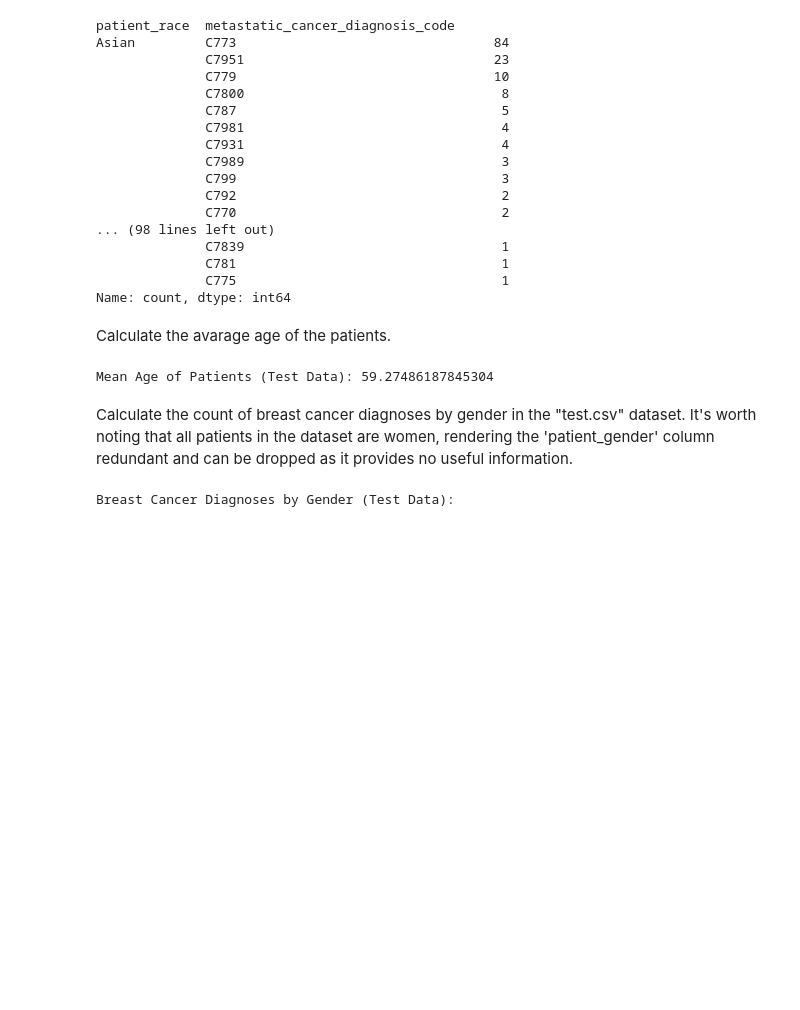
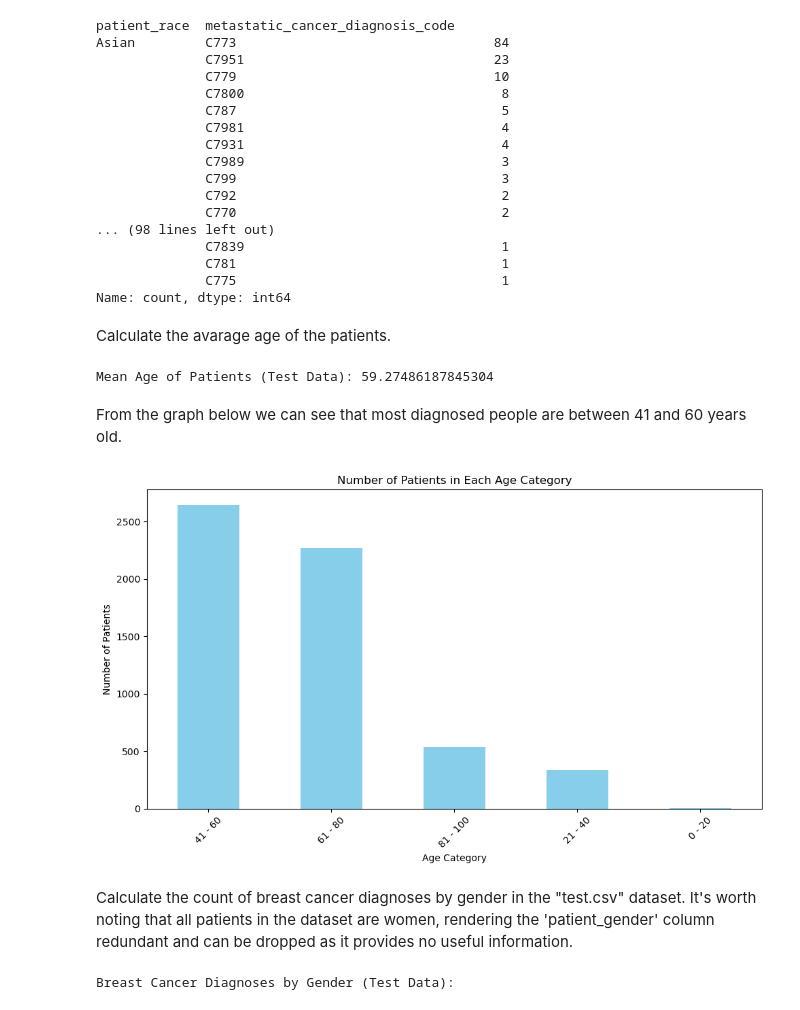
Before and after one commit to IonasAndreea/Data-Analysis_Python, a Jupyter notebook: Untitled.ipynb, the cells around one changed output. Drawn from its saved outputs; the diff is of its cells as text; code cells hidden in the pictures; blank space fills up the shorter version.

```diff
--- a/Untitled.ipynb
+++ b/Untitled.ipynb
@@ -188,6 +192,23 @@ mean_age_test = test_data['patient_age'].mean()
 print("Mean Age of Patients (Test Data):", mean_age_test)
 # %% [output]
 Mean Age of Patients (Test Data): 59.27486187845304
+# %% [markdown]
+From the graph below we can see that most diagnosed people are between 41 and 60 years old.
+# %%
+import pandas as pd
+import matplotlib.pyplot as plt
+bins = [0, 20, 40, 60, 80, 100]
+labels = ['0 - 20', '21 - 40', '41 - 60', '61 - 80', '81 - 100']
+age_category_counts = pd.cut(test_data['patient_age'], bins=bins, labels=labels, right=False).value_counts()
+age_category_counts.plot.bar(figsize=(10, 6), color='skyblue')
+plt.title('Number of Patients in Each Age Category')
+plt.xlabel('Age Category')
+plt.ylabel('Number of Patients')
+plt.xticks(rotation=45)
+plt.tight_layout()
+plt.show()
+# %% [output]
+[figure, added]
 # %% [markdown]
 Calculate the count of breast cancer diagnoses by gender in the "test.csv" dataset. It's worth noting that all patients in the dataset are women, rendering the 'patient_gender' column redundant and can be dropped as it provides no useful information.
 # %%
```
Also changed, not shown: parts of 32 cells of this notebook.
